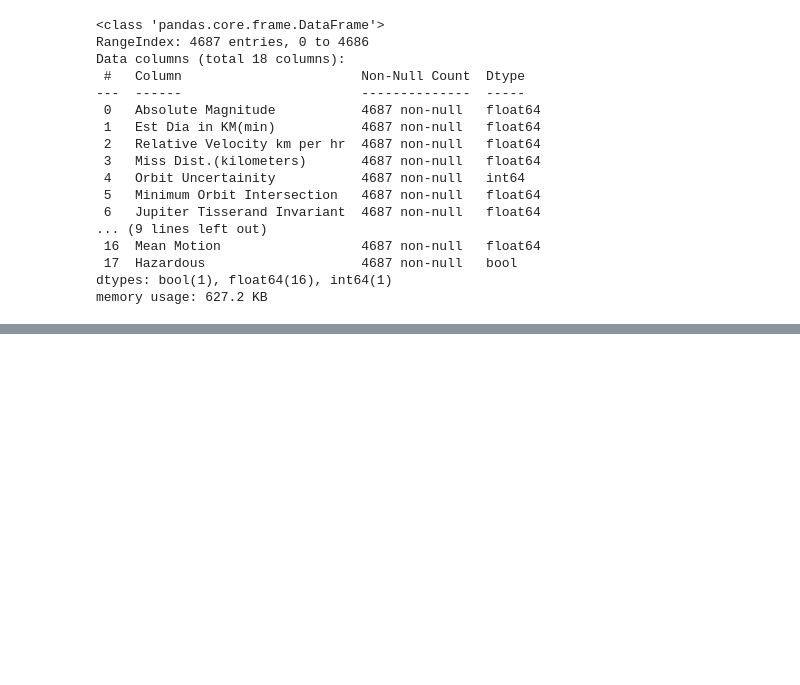
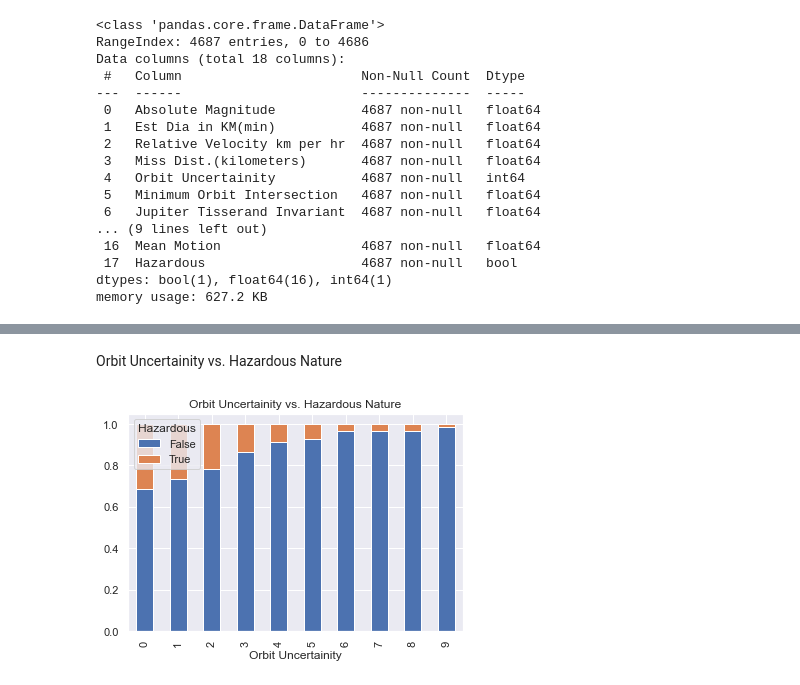
Before and after one commit to joann-balraj/Asteroids-Predicting_Hazardous_or_Not, a Jupyter notebook: Workbook.ipynb, the cells around one changed output, grey strips where cells are left out. Cells and saved outputs as stored; diff of their text form; code cells hidden in the pictures; blank space fills up the shorter version.

```diff
--- a/Workbook.ipynb
+++ b/Workbook.ipynb
@@ -187,0 +253,8 @@ memory usage: 627.2 KB
+# %% [markdown]
+Orbit Uncertainity vs. Hazardous Nature
+# %%
+# plot
+df.groupby('Orbit Uncertainity')['Hazardous'].value_counts(normalize=True).unstack('Hazardous').plot.bar(stacked=True, title='Orbit Uncertainity vs. Hazardous Nature')
+plt.show()
+# %% [output]
+[figure, added]
```
Also changed, not shown: parts of 31 cells of this notebook.
